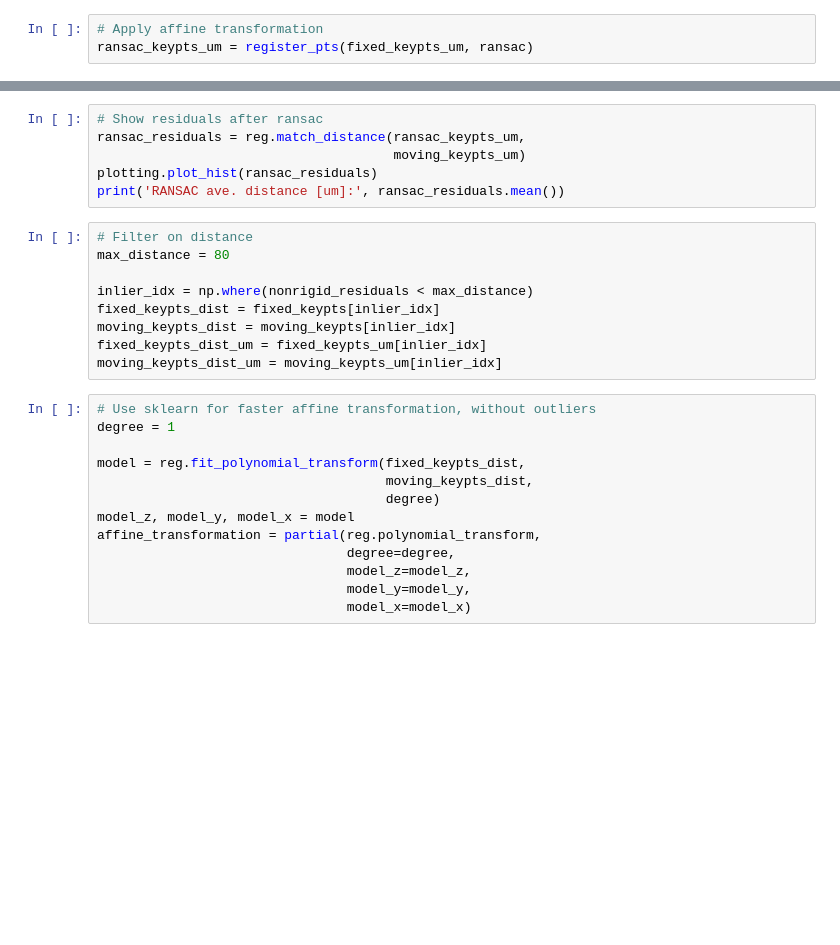
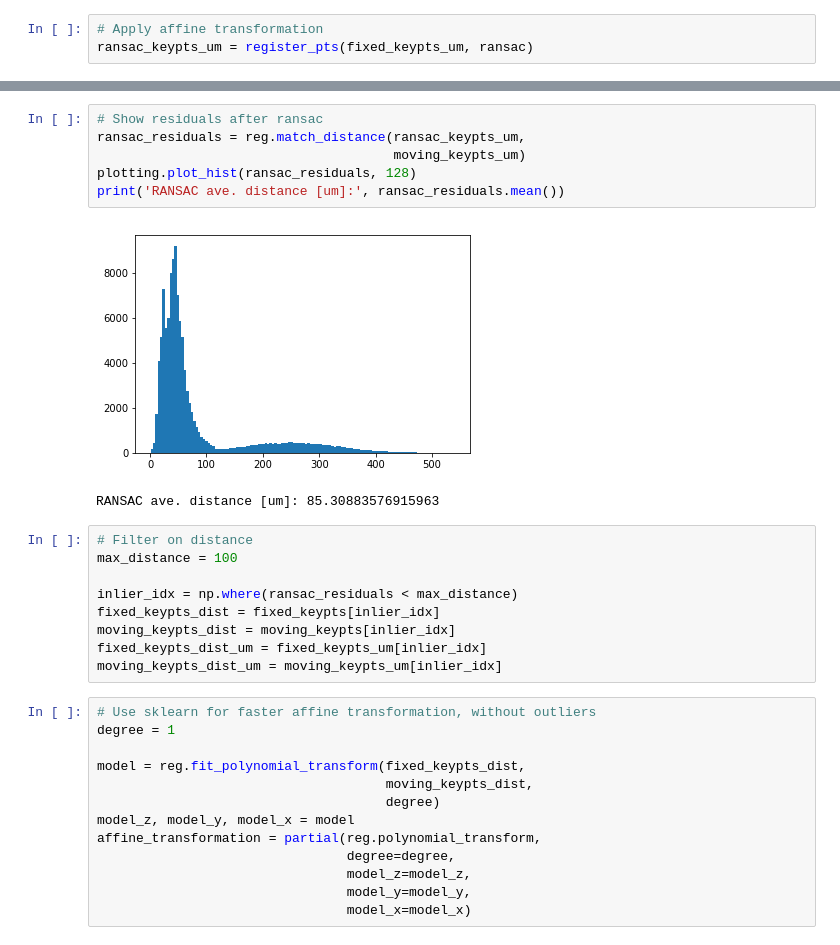
Before and after one commit to chunglabmit/phathom, a Jupyter notebook: notebooks/6_filter_and_estimate_affine.ipynb, the cells around one changed output, grey strips where cells are left out. Drawn from its saved outputs; the diff is of its cells as text; blank space fills up the shorter version.

```diff
--- a/notebooks/6_filter_and_estimate_affine.ipynb
+++ b/notebooks/6_filter_and_estimate_affine.ipynb
@@ -63,14 +74,17 @@ plotting.plot_correspondence(ransac_keypts_um, moving_keypts_um)
 # %%
 # Show residuals after ransac
 ransac_residuals = reg.match_distance(ransac_keypts_um,
                                       moving_keypts_um)
-plotting.plot_hist(ransac_residuals)
+plotting.plot_hist(ransac_residuals, 128)
 print('RANSAC ave. distance [um]:', ransac_residuals.mean())
+# %% [output]
+[figure, added]
+RANSAC ave. distance [um]: 85.30883576915963
 # %%
 # Filter on distance
-max_distance = 80
+max_distance = 100
 
-inlier_idx = np.where(nonrigid_residuals < max_distance)
+inlier_idx = np.where(ransac_residuals < max_distance)
 fixed_keypts_dist = fixed_keypts[inlier_idx]
 moving_keypts_dist = moving_keypts[inlier_idx]
 fixed_keypts_dist_um = fixed_keypts_um[inlier_idx]
```
Also changed, not shown: parts of 9 cells of this notebook, 11 other files.
